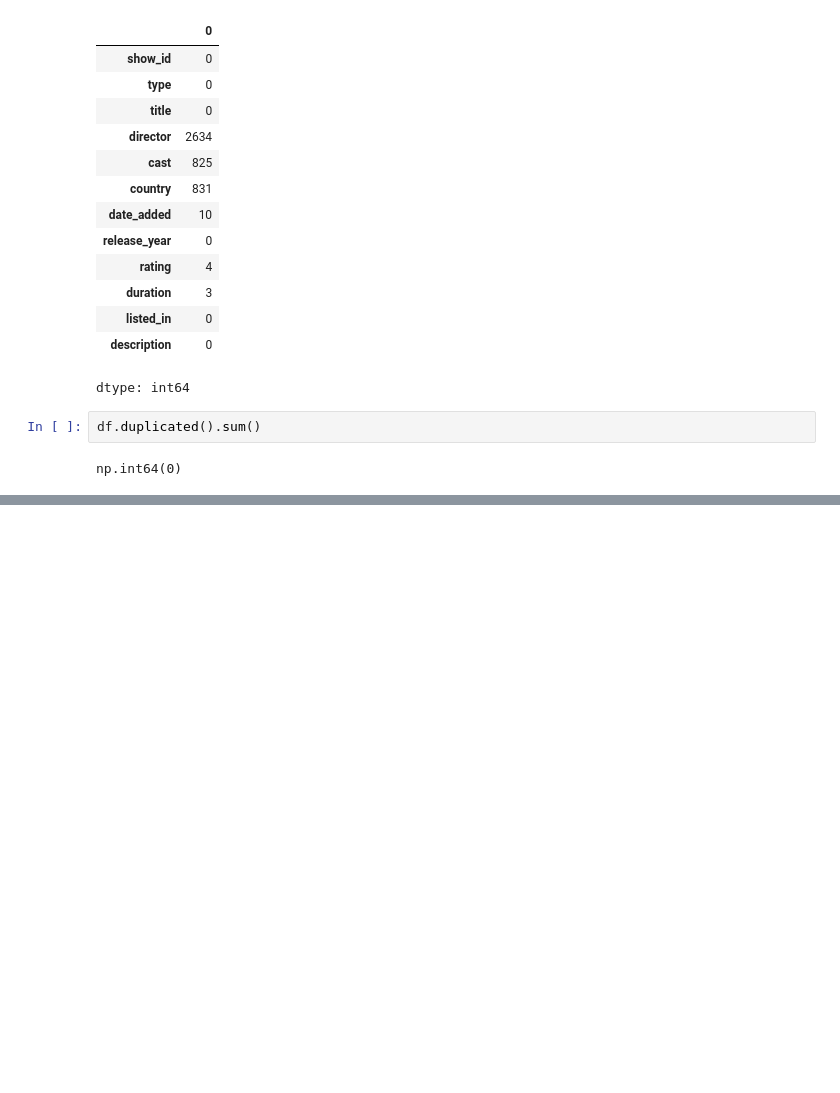
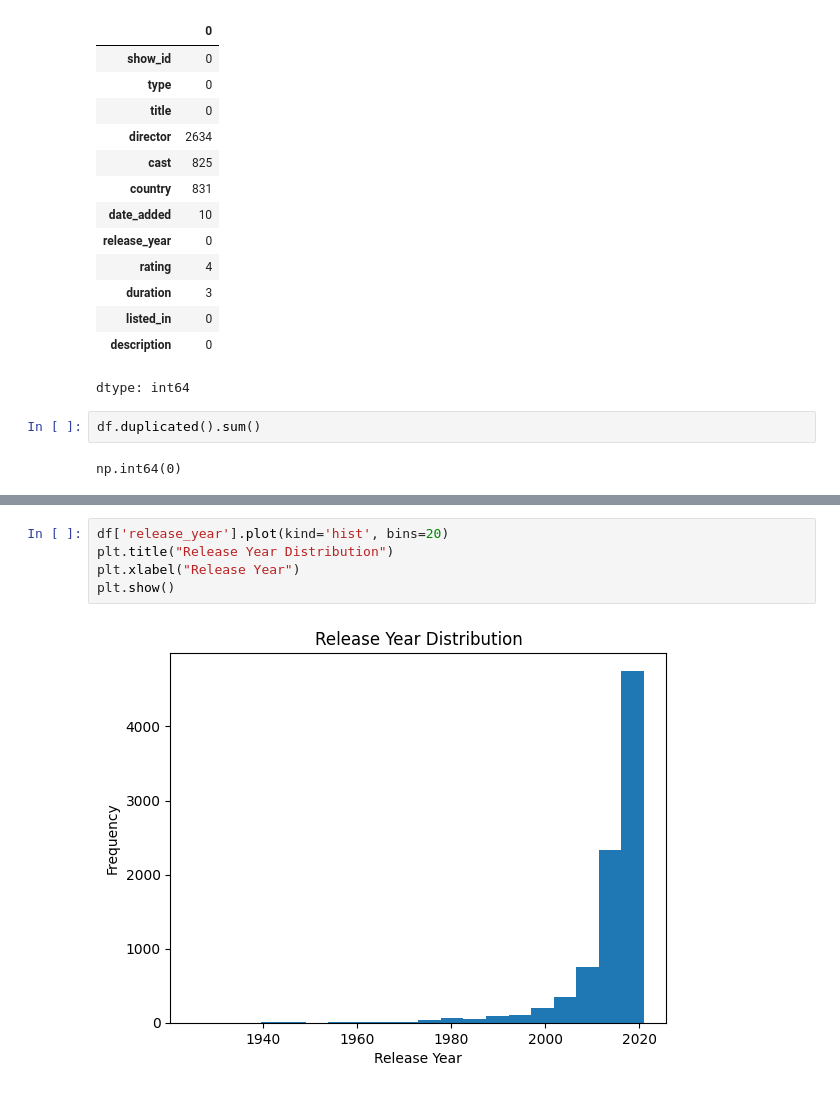
Before and after one commit to Srujan0001/AI-ML-Internship-Project01, a Jupyter notebook: Project1_pluto.ipynb, the cells around one changed output, grey strips where cells are left out. Drawn from its saved outputs; the diff is of its cells as text; blank space fills up the shorter version.

```diff
--- a/Project1_pluto.ipynb
+++ b/Project1_pluto.ipynb
@@ -63,0 +350,7 @@ np.int64(0)
+# %%
+df['release_year'].plot(kind='hist', bins=20)
+plt.title("Release Year Distribution")
+plt.xlabel("Release Year")
+plt.show()
+# %% [output]
+[figure, added]
```
Also changed, not shown: parts of 43 cells of this notebook.
